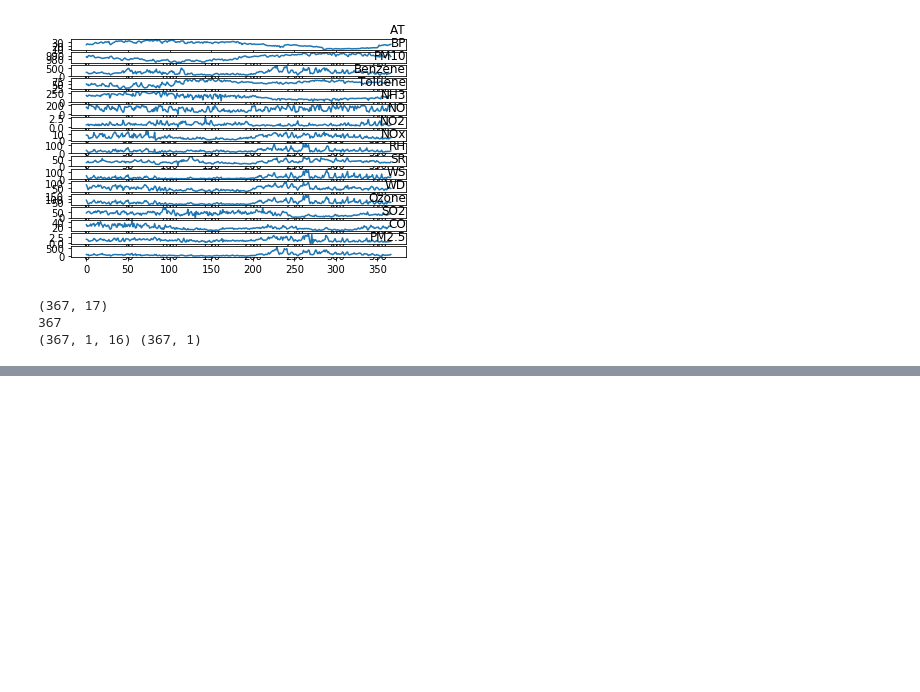
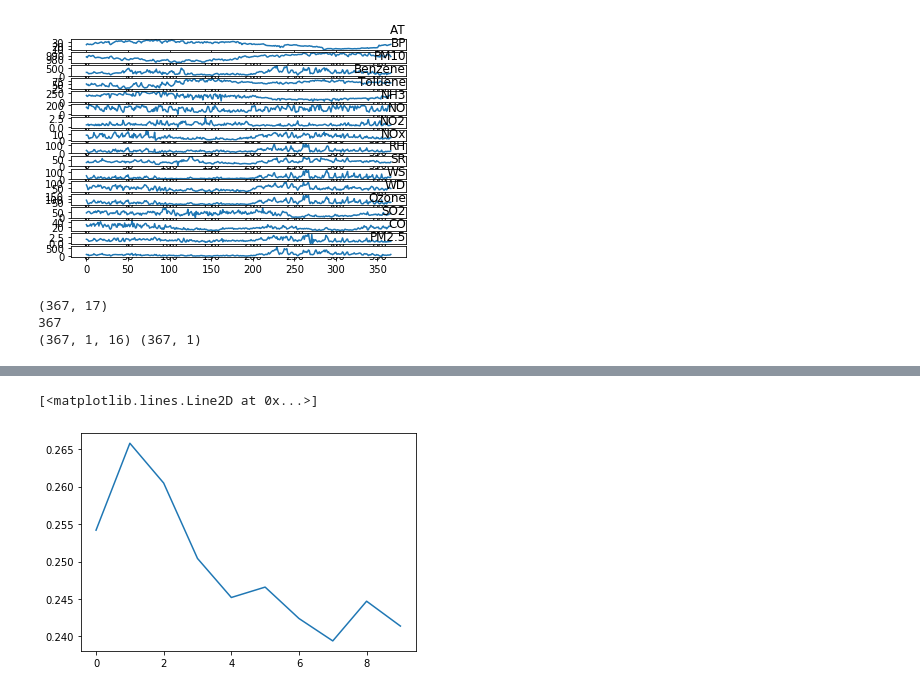
Before and after one commit to sydney-machine-learning/airpollution_deeplearning, a Jupyter notebook: pollution.ipynb, the cells around one changed output, grey strips where cells are left out. Saved outputs shown, nothing was run; the diff lists cells and outputs as text; code cells hidden in the pictures; blank space fills up the shorter version.

```diff
--- a/pollution.ipynb
+++ b/pollution.ipynb
@@ -192,0 +182,23 @@ RMSE error using  5  state size to predict  5  step is = 1.4093874
+# %%
+out_range=[10]
+# result=np.zeros((len(out_range),10),dtype=np.float32)
+result= []
+for i,k in enumerate(out_range):
+    for j in range(1,31):
+        for m in range(10,11):
+            n_out=k
+            n_hours=m
+            print("Number of steps predicted= ",n_out,"Number of steps Multivariate threads ussed= ",n_hours, "iteration number= ",j)
+            X, y = split_sequences(scaled, n_hours, n_out)
+            train_X, train_y = X[0:300,:,:], y[0:300,:]
+            val_X, val_y = X[300:330,:,:], y[300:330,:]
+            test_X, test_y = X[330:,:,:], y[330:,:]
+            print("train_X.shape, train_y.shape, test_X.shape, test_y.shape=",train_X.shape, train_y.shape, test_X.shape, test_y.shape)
+            print("val X, val y",val_X.shape, val_y.shape)
+            n_features = X.shape[2]
+            error=MODEL(train_X,test_X,train_y,test_y,val_X,val_y,n_out,n_hours,n_features)
+#             result[i,m-1]=result[i,m-1]+error
+            result.append(error)
+
+
+result
@@ -208,0 +497,5 @@ plt.show()
+# %%
+plt.plot(result[0])
+# %% [output]
+[<matplotlib.lines.Line2D at 0x...>]
+[figure, added]
```
Also changed, not shown: parts of 13 cells of this notebook, 1 other file.
